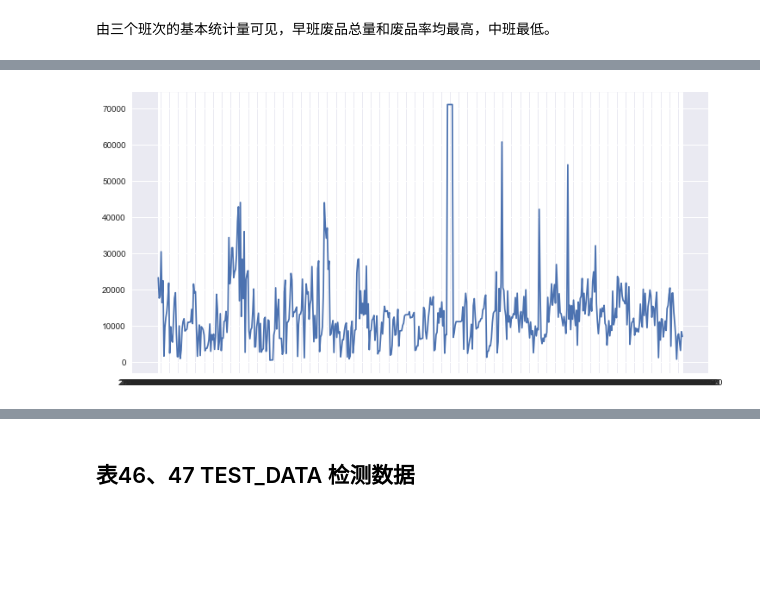
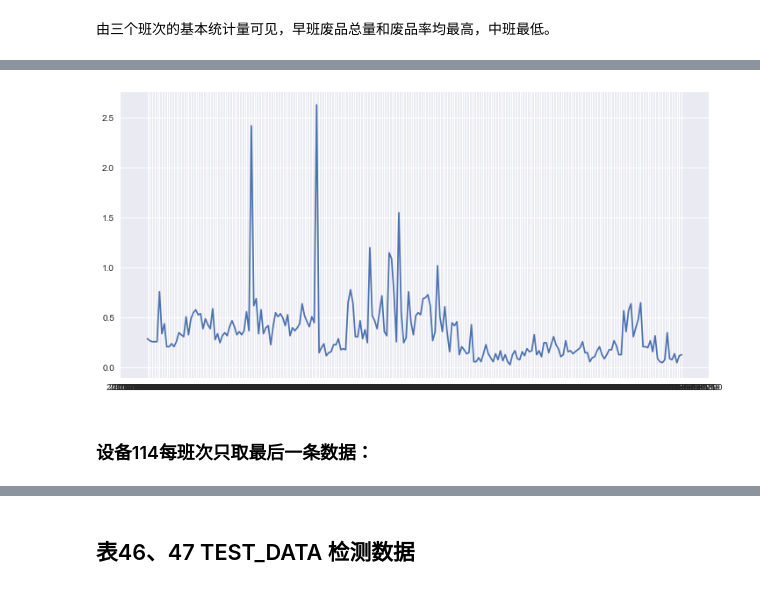
Before and after one commit to zzhhoubin/pydata, a Jupyter notebook: datasets/ncicbj/数据分析.ipynb, the cells around one changed output, grey strips where cells are left out. Saved outputs shown, nothing was run; the diff lists cells and outputs as text; code cells hidden in the pictures; blank space fills up the shorter version.

```diff
--- a/datasets/ncicbj/数据分析.ipynb
+++ b/datasets/ncicbj/数据分析.ipynb
@@ -399,5 +291,5 @@ tb22_dt2.describe()
 # %%
-tb22_dt3 = tb_22_clear.query("PB_SHIFT_ID == 3 & PM_MP_MACHINE_ID == '101'").sort_values('GATHERDATETIME')
+tb22_dt3 = tb_22_clear.query("PB_SHIFT_ID == 3 & PM_MP_MACHINE_ID == '114'").sort_values('GATHERDATETIME')
 tb22_dt3
 # %% [output]
 |  | PRODUCEDATE | PB_SHIFT_ID | PM_MP_MACHINE_ID | PB_PRODUCT_ID | GATHERDATETIME | TOTALPRODUCTION | FILTERTIP | ... |
@@ -447,6 +339,8 @@ plt.show()
 # %%
 plt.figure(figsize=(12, 6))
-plt.plot(tb22_dt3['GATHERDATETIME'], tb22_dt3['TOTALWASTE'])
+plt.plot(tb22_dt3['GATHERDATETIME'], tb22_dt3['TOTALWASTEPCT'])
 plt.show()
 # %% [output]
-[figure, old version]
+[figure, new version]
+# %% [markdown]
+### 设备114每班次只取最后一条数据：
```
Also changed, not shown: parts of 129 cells of this notebook.
